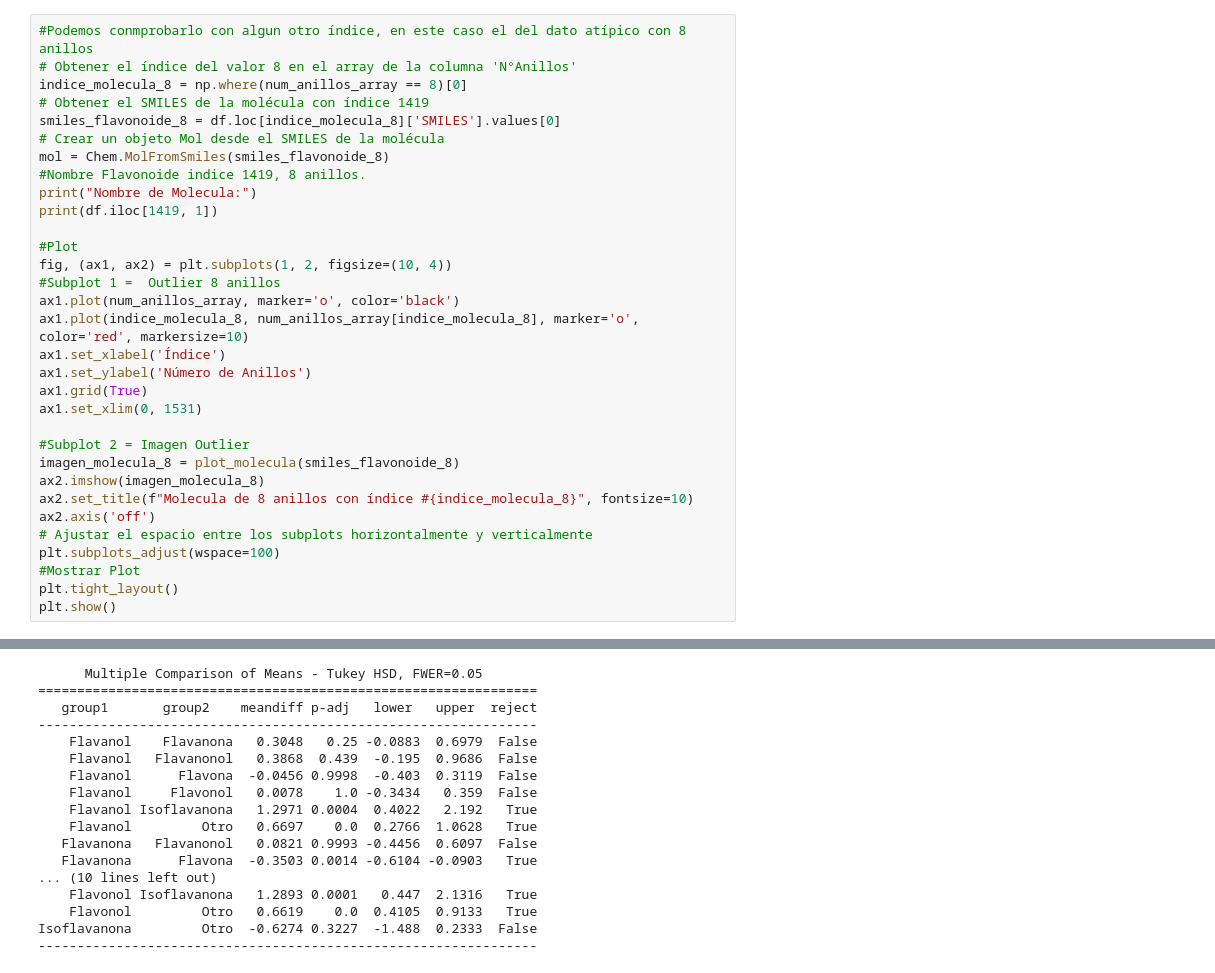
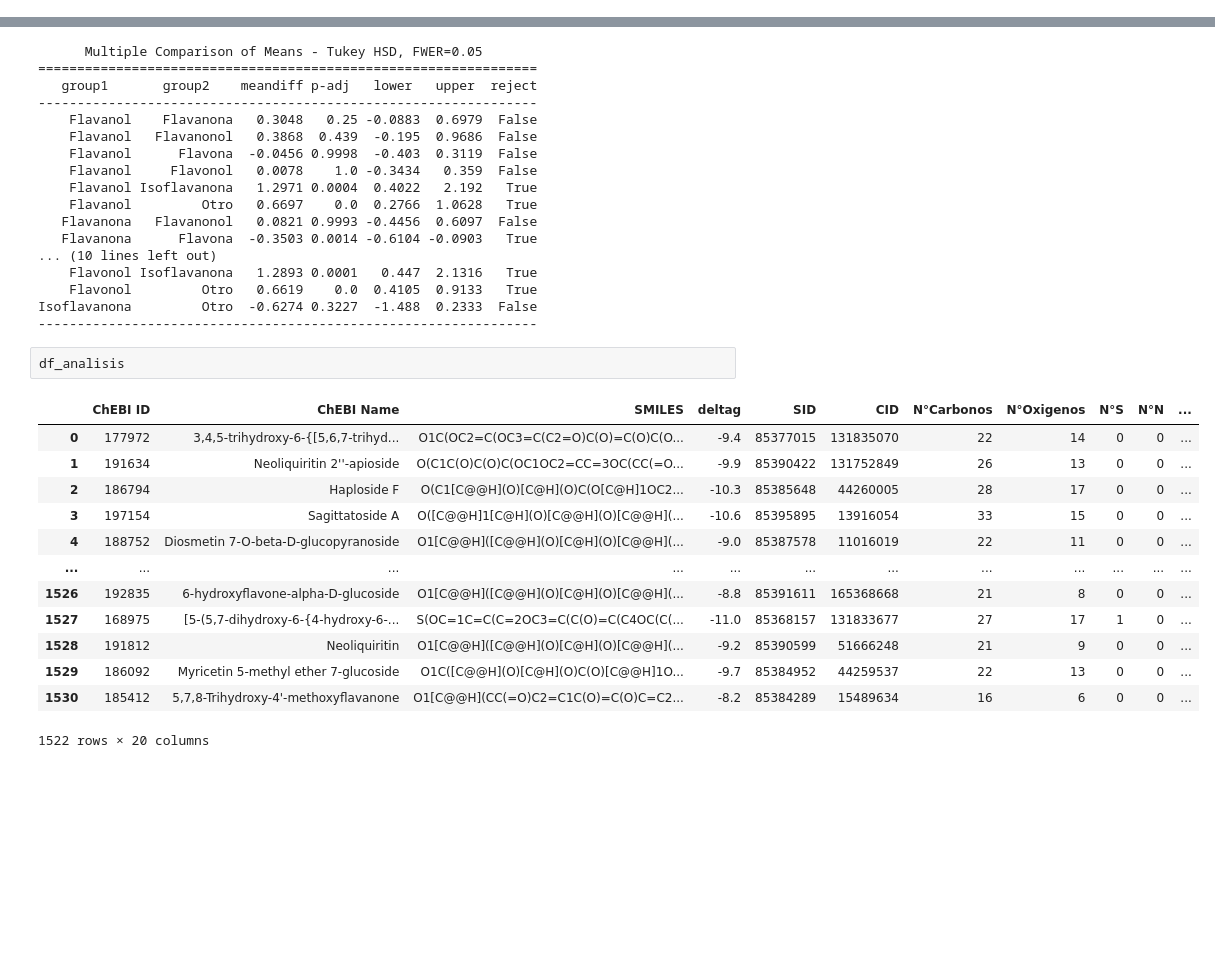
Before and after one commit to mauriciocruzriveros/BasededatosFlavonoides, a Jupyter notebook: flavonoids_collab.ipynb, the cells around one changed output, grey strips where cells are left out. Saved outputs shown, nothing was run; the diff lists cells and outputs as text; blank space fills up the shorter version.

```diff
--- a/flavonoids_collab.ipynb
+++ b/flavonoids_collab.ipynb
@@ -522,32 +389,0 @@ Nombre de Molecula:
-# %%
-#Podemos conmprobarlo con algun otro índice, en este caso el del dato atípico con 8 anillos
-# Obtener el índice del valor 8 en el array de la columna 'N°Anillos'
-indice_molecula_8 = np.where(num_anillos_array == 8)[0]
-# Obtener el SMILES de la molécula con índice 1419
-smiles_flavonoide_8 = df.loc[indice_molecula_8]['SMILES'].values[0]
-# Crear un objeto Mol desde el SMILES de la molécula
-mol = Chem.MolFromSmiles(smiles_flavonoide_8)
-#Nombre Flavonoide indice 1419, 8 anillos.
-print("Nombre de Molecula:")
-print(df.iloc[1419, 1])
-
-#Plot
-fig, (ax1, ax2) = plt.subplots(1, 2, figsize=(10, 4))
-#Subplot 1 =  Outlier 8 anillos
-ax1.plot(num_anillos_array, marker='o', color='black')
-ax1.plot(indice_molecula_8, num_anillos_array[indice_molecula_8], marker='o', color='red', markersize=10)
-ax1.set_xlabel('Índice')
-ax1.set_ylabel('Número de Anillos')
-ax1.grid(True)
-ax1.set_xlim(0, 1531)
-
-#Subplot 2 = Imagen Outlier
-imagen_molecula_8 = plot_molecula(smiles_flavonoide_8)
-ax2.imshow(imagen_molecula_8)
-ax2.set_title(f"Molecula de 8 anillos con índice #{indice_molecula_8}", fontsize=10)
-ax2.axis('off')
-# Ajustar el espacio entre los subplots horizontalmente y verticalmente
-plt.subplots_adjust(wspace=100)
-#Mostrar Plot
-plt.tight_layout()
-plt.show()
@@ -1656,3 +1392,19 @@ print(tukey_results)
     Flavonol         Otro   0.6619    0.0  0.4105  0.9133   True
 Isoflavanona         Otro  -0.6274 0.3227  -1.488  0.2333  False
 ----------------------------------------------------------------
+# %%
+df_analisis
+# %% [output]
+|  | ChEBI ID | ChEBI Name | SMILES | deltag | SID | CID | N°Carbonos | N°Oxigenos | N°S | N°N | ... |
+| 0 | 177972 | 3,4,5-trihydroxy-6-{[5,6,7-trihyd... | O1C(OC2=C(OC3=C(C2=O)C(O)=C(O)C(O... | -9.4 | 85377015 | 131835070 | 22 | 14 | 0 | 0 | ... |
+| 1 | 191634 | Neoliquiritin 2''-apioside | O(C1C(O)C(O)C(OC1OC2=CC=3OC(CC(=O... | -9.9 | 85390422 | 131752849 | 26 | 13 | 0 | 0 | ... |
+| 2 | 186794 | Haploside F | O(C1[C@@H](O)[C@H](O)C(O[C@H]1OC2... | -10.3 | 85385648 | 44260005 | 28 | 17 | 0 | 0 | ... |
+| 3 | 197154 | Sagittatoside A | O([C@@H]1[C@H](O)[C@@H](O)[C@@H](... | -10.6 | 85395895 | 13916054 | 33 | 15 | 0 | 0 | ... |
+| 4 | 188752 | Diosmetin 7-O-beta-D-glucopyranoside | O1[C@@H]([C@@H](O)[C@H](O)[C@@H](... | -9.0 | 85387578 | 11016019 | 22 | 11 | 0 | 0 | ... |
+| ... | ... | ... | ... | ... | ... | ... | ... | ... | ... | ... | ... |
+| 1526 | 192835 | 6-hydroxyflavone-alpha-D-glucoside | O1[C@@H]([C@@H](O)[C@H](O)[C@@H](... | -8.8 | 85391611 | 165368668 | 21 | 8 | 0 | 0 | ... |
+| 1527 | 168975 | [5-(5,7-dihydroxy-6-{4-hydroxy-6-... | S(OC=1C=C(C=2OC3=C(C(O)=C(C4OC(C(... | -11.0 | 85368157 | 131833677 | 27 | 17 | 1 | 0 | ... |
+| 1528 | 191812 | Neoliquiritin | O1[C@@H]([C@@H](O)[C@H](O)[C@@H](... | -9.2 | 85390599 | 51666248 | 21 | 9 | 0 | 0 | ... |
+| 1529 | 186092 | Myricetin 5-methyl ether 7-glucoside | O1C([C@@H](O)[C@H](O)C(O)[C@@H]1O... | -9.7 | 85384952 | 44259537 | 22 | 13 | 0 | 0 | ... |
+| 1530 | 185412 | 5,7,8-Trihydroxy-4'-methoxyflavanone | O1[C@@H](CC(=O)C2=C1C(O)=C(O)C=C2... | -8.2 | 85384289 | 15489634 | 16 | 6 | 0 | 0 | ... |
+1522 rows × 20 columns
```
Also changed, not shown: parts of 60 cells of this notebook.
